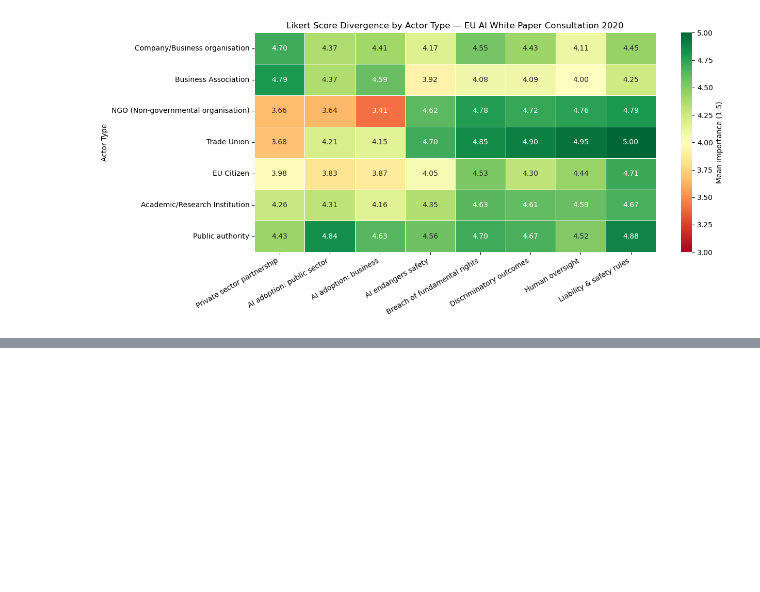
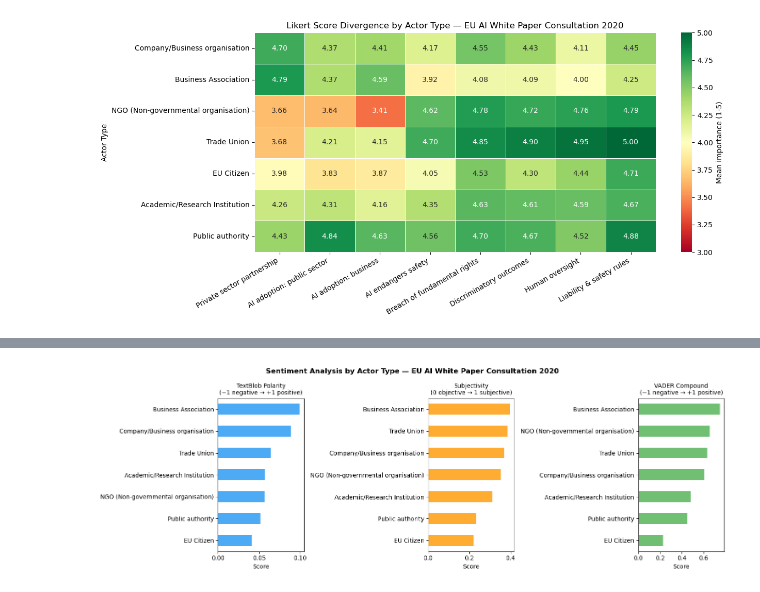
Before and after one commit to PhilipJE/eu-ai-act-consultation-analyzer, a Jupyter notebook: notebooks/03_nlp_analysis.ipynb, the cells around one changed output, grey strips where cells are left out. Saved outputs shown, nothing was run; the diff lists cells and outputs as text; code cells hidden in the pictures; blank space fills up the shorter version.

```diff
--- a/notebooks/03_nlp_analysis.ipynb
+++ b/notebooks/03_nlp_analysis.ipynb
@@ -453,0 +517,32 @@ plt.show()
+# %%
+sentiment_data = lda_data_en.groupby('User type')[['tb_polarity', 'tb_subjectivity', 'vader']].mean()
+
+main_actors = ['Company/Business organisation', 'Business Association',
+               'NGO (Non-governmental organisation)', 'Trade Union',
+               'EU Citizen', 'Academic/Research Institution', 'Public authority']
+
+sentiment_data = sentiment_data.loc[main_actors]
+
+fig, axes = plt.subplots(1, 3, figsize=(15, 5))
+
+metrics = ['tb_polarity', 'tb_subjectivity', 'vader']
+titles = ['TextBlob Polarity\n(−1 negative → +1 positive)',
+          'Subjectivity\n(0 objective → 1 subjective)',
+          'VADER Compound\n(−1 negative → +1 positive)']
+colors = ['#2196F3', '#FF9800', '#4CAF50']
+
+for ax, metric, title, color in zip(axes, metrics, titles, colors):
+    bars = sentiment_data[metric].sort_values()
+    bars.plot(kind='barh', ax=ax, color=color, alpha=0.8)
+    ax.set_title(title, fontsize=10)
+    ax.set_xlabel('Score')
+    ax.set_ylabel('')
+    ax.axvline(x=0, color='black', linewidth=0.5)
+
+plt.suptitle('Sentiment Analysis by Actor Type — EU AI White Paper Consultation 2020',
+             fontsize=12, fontweight='bold')
+plt.tight_layout()
+plt.savefig('../data/processed/sentiment_analysis.png', dpi=150)
+plt.show()
+# %% [output]
+[figure, added]
```
Also changed, not shown: parts of 4 cells of this notebook, 2 other files.
